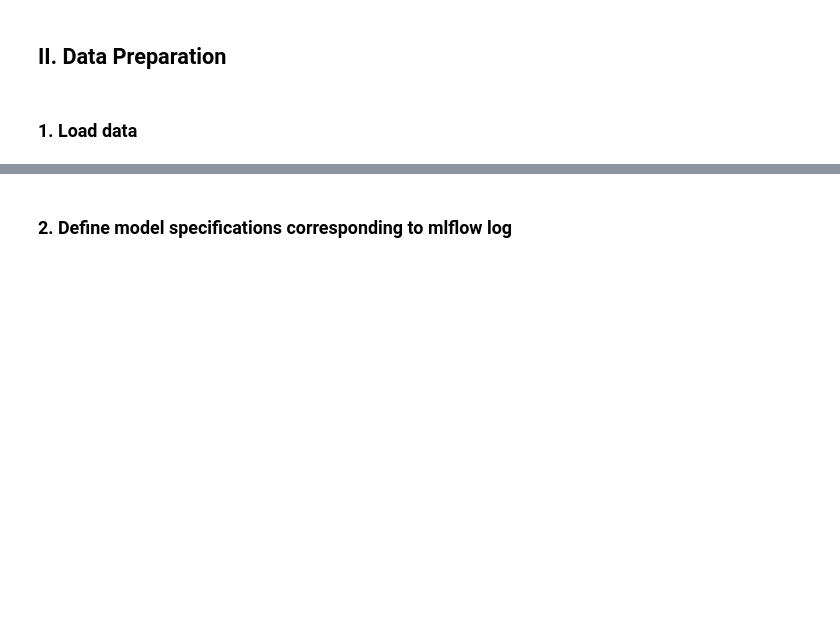
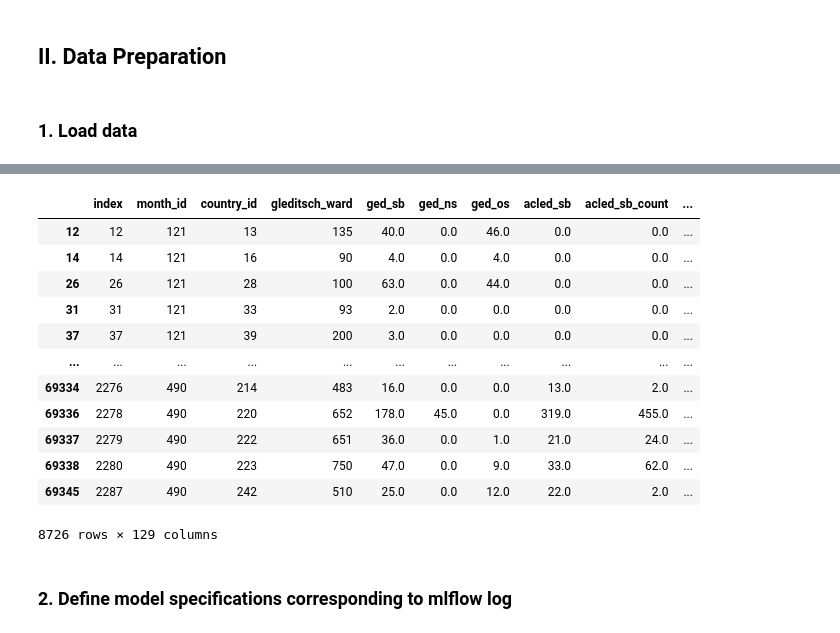
Before and after one commit to simondrauz/bachelor_thesis, a Jupyter notebook: bayesian_regression_testing.ipynb, the cells around one changed output, grey strips where cells are left out. Drawn from its saved outputs; the diff is of its cells as text; code cells hidden in the pictures; blank space fills up the shorter version.

```diff
--- a/bayesian_regression_testing.ipynb
+++ b/bayesian_regression_testing.ipynb
@@ -93,3 +122,19 @@ data_cm_features_2017, data_cm_features_2018, data_cm_features_2019, data_cm_fea
+# %%
+data_cm_features_allyears[data_cm_features_allyears["ged_sb"] > 0]
+# %% [output]
+|  | index | month_id | country_id | gleditsch_ward | ged_sb | ged_ns | ged_os | acled_sb | acled_sb_count | ... |
+| 12 | 12 | 121 | 13 | 135 | 40.0 | 0.0 | 46.0 | 0.0 | 0.0 | ... |
+| 14 | 14 | 121 | 16 | 90 | 4.0 | 0.0 | 4.0 | 0.0 | 0.0 | ... |
+| 26 | 26 | 121 | 28 | 100 | 63.0 | 0.0 | 44.0 | 0.0 | 0.0 | ... |
+| 31 | 31 | 121 | 33 | 93 | 2.0 | 0.0 | 0.0 | 0.0 | 0.0 | ... |
+| 37 | 37 | 121 | 39 | 200 | 3.0 | 0.0 | 0.0 | 0.0 | 0.0 | ... |
+| ... | ... | ... | ... | ... | ... | ... | ... | ... | ... | ... |
+| 69334 | 2276 | 490 | 214 | 483 | 16.0 | 0.0 | 0.0 | 13.0 | 2.0 | ... |
+| 69336 | 2278 | 490 | 220 | 652 | 178.0 | 45.0 | 0.0 | 319.0 | 455.0 | ... |
+| 69337 | 2279 | 490 | 222 | 651 | 36.0 | 0.0 | 1.0 | 21.0 | 24.0 | ... |
+| 69338 | 2280 | 490 | 223 | 750 | 47.0 | 0.0 | 9.0 | 33.0 | 62.0 | ... |
+| 69345 | 2287 | 490 | 242 | 510 | 25.0 | 0.0 | 12.0 | 22.0 | 2.0 | ... |
+8726 rows × 129 columns
 # %% [markdown]
 ### 2. Define model specifications corresponding to mlflow log
 # %% [markdown]
```
Also changed, not shown: parts of 21 cells of this notebook.
